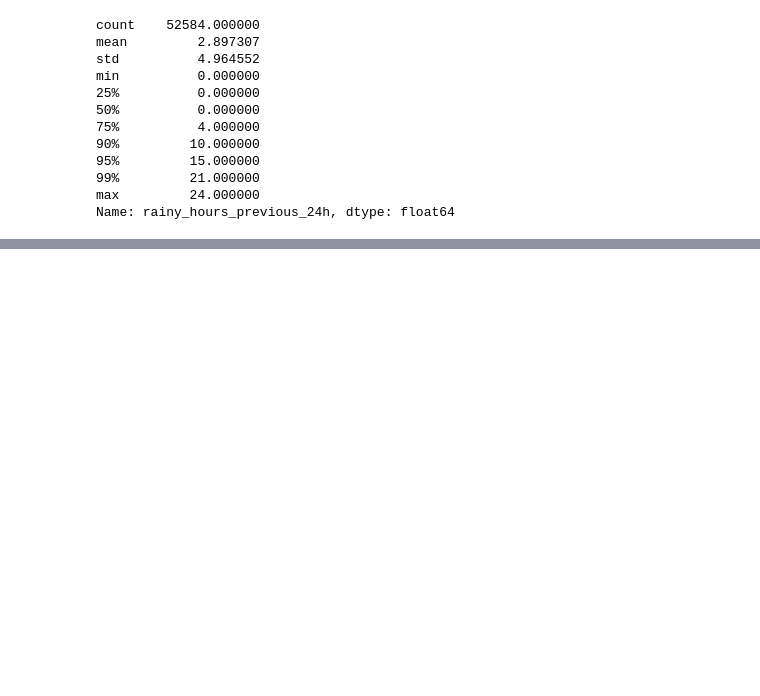
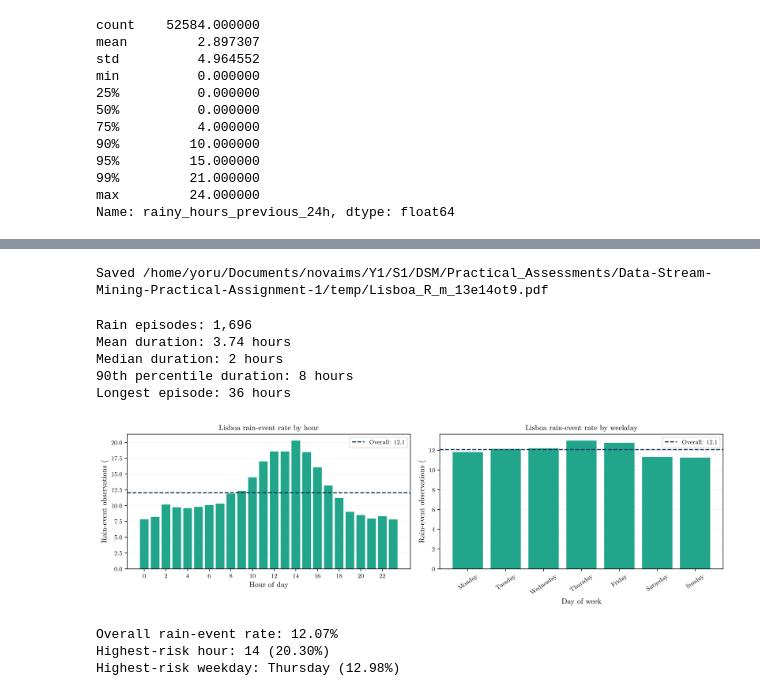
Before and after one commit to LouisSilva/Data-Stream-Mining-Practical-Assignment-1, a Jupyter notebook: notebooks/lisbon_analysis.ipynb, the cells around one changed output, grey strips where cells are left out. Drawn from its saved outputs; the diff is of its cells as text; code cells hidden in the pictures; blank space fills up the shorter version.

Commit message:
Add Lisboa analysis to report (incomplete)

```diff
--- a/notebooks/lisbon_analysis.ipynb
+++ b/notebooks/lisbon_analysis.ipynb
@@ -157,0 +162,62 @@ Name: rainy_hours_previous_24h, dtype: float64
+# %%
+# Monthly event rates, using the same helper and definition as the Porto analysis.
+plot_R_m(config, df, city)
+# %% [output]
+Saved /home/yoru/Documents/novaims/Y1/S1/DSM/Practical_Assessments/Data-Stream-Mining-Practical-Assignment-1/temp/Lisboa_R_m_13e14ot9.pdf
+# %%
+# Consecutive rain-event hours form an episode; report durations in hours.
+run_id = df["rain_event"].ne(df["rain_event"].shift()).cumsum()
+rain_episode_hours = (
+    df.loc[df["rain_event"].eq(1)]
+      .groupby(run_id)
+      .size()
+)
+
+print(f"Rain episodes: {len(rain_episode_hours):,}")
+print(f"Mean duration: {rain_episode_hours.mean():.2f} hours")
+print(f"Median duration: {rain_episode_hours.median():.0f} hours")
+print(f"90th percentile duration: {rain_episode_hours.quantile(0.90, interpolation='higher'):.0f} hours")
+print(f"Longest episode: {rain_episode_hours.max():.0f} hours")
+# %% [output]
+Rain episodes: 1,696
+Mean duration: 3.74 hours
+Median duration: 2 hours
+90th percentile duration: 8 hours
+Longest episode: 36 hours
+# %%
+# Compare historical event rates by hour and weekday for scheduling context.
+hourly_event_rate = (
+    df.groupby(df["time"].dt.hour)["rain_event"].mean().mul(100)
+)
+weekday_order = ["Monday", "Tuesday", "Wednesday", "Thursday", "Friday", "Saturday", "Sunday"]
+weekday_event_rate = (
+    df.assign(weekday=df["time"].dt.day_name())
+      .groupby("weekday")["rain_event"].mean()
+      .reindex(weekday_order)
+      .mul(100)
+)
+overall_event_rate = df["rain_event"].mean() * 100
+
+fig, axes = plt.subplots(1, 2, figsize=(13, 4))
+axes[0].bar(hourly_event_rate.index, hourly_event_rate.values, color="#21A58B")
+axes[0].set(xlabel="Hour of day", ylabel="Rain-event observations (%)", title="Lisboa rain-event rate by hour")
+axes[0].set_xticks(range(0, 24, 2))
+axes[1].bar(weekday_event_rate.index, weekday_event_rate.values, color="#21A58B")
+axes[1].set(xlabel="Day of week", ylabel="Rain-event observations (%)", title="Lisboa rain-event rate by weekday")
+axes[1].tick_params(axis="x", rotation=35)
+for ax in axes:
+    ax.axhline(overall_event_rate, color="#0B2F4F", linestyle="--", label=f"Overall: {overall_event_rate:.1f}%")
+    ax.legend()
+    ax.grid(axis="y", alpha=0.25)
+    ax.set_axisbelow(True)
+fig.tight_layout()
+plt.show()
+
+print(f"Overall rain-event rate: {overall_event_rate:.2f}%")
+print("Highest-risk hour:", int(hourly_event_rate.idxmax()), f"({hourly_event_rate.max():.2f}%)")
+print("Highest-risk weekday:", weekday_event_rate.idxmax(), f"({weekday_event_rate.max():.2f}%)")
+# %% [output]
+[figure, added]
+Overall rain-event rate: 12.07%
+Highest-risk hour: 14 (20.30%)
+Highest-risk weekday: Thursday (12.98%)
```
Also changed, not shown: parts of 8 cells of this notebook, 2 other files.
